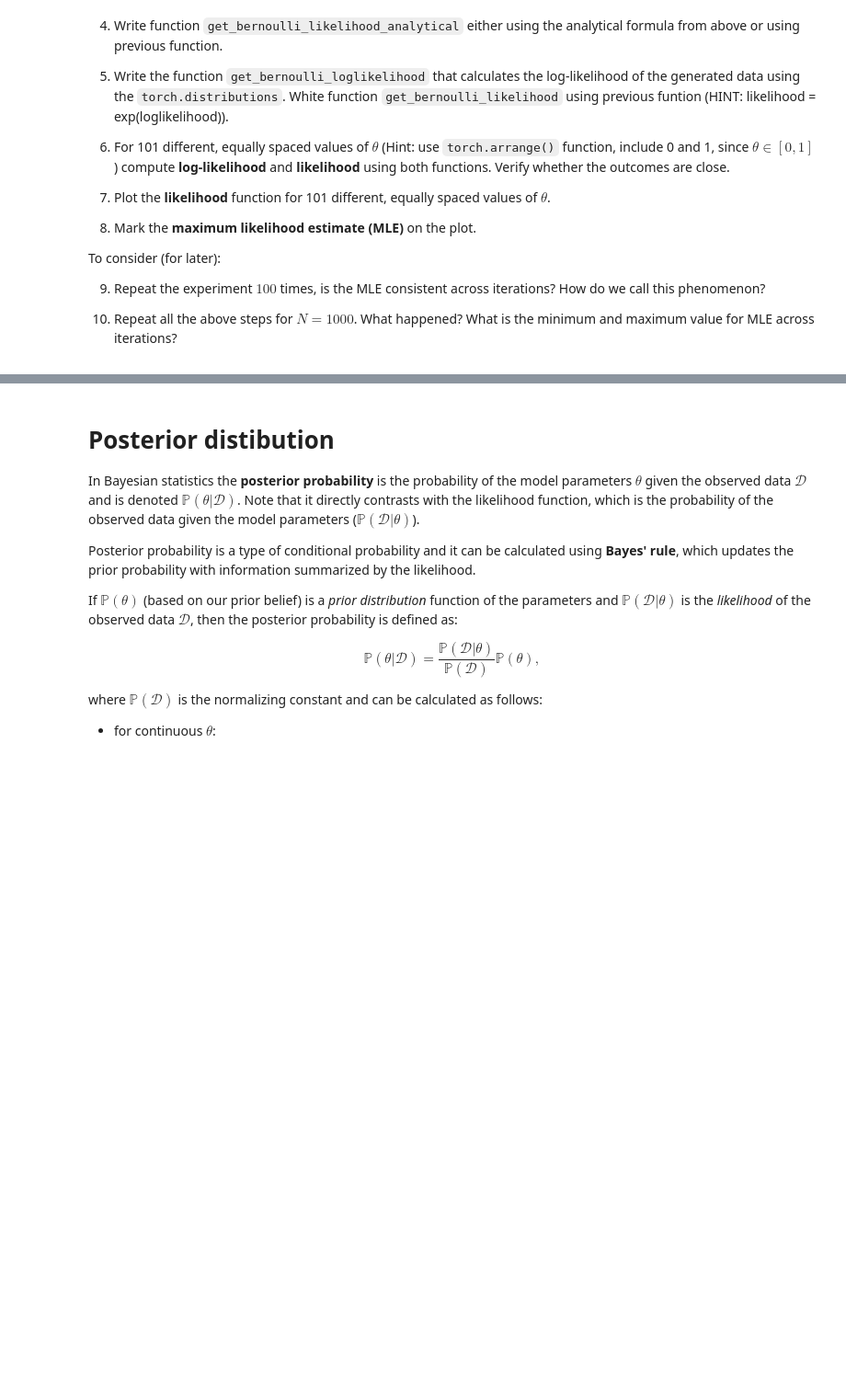
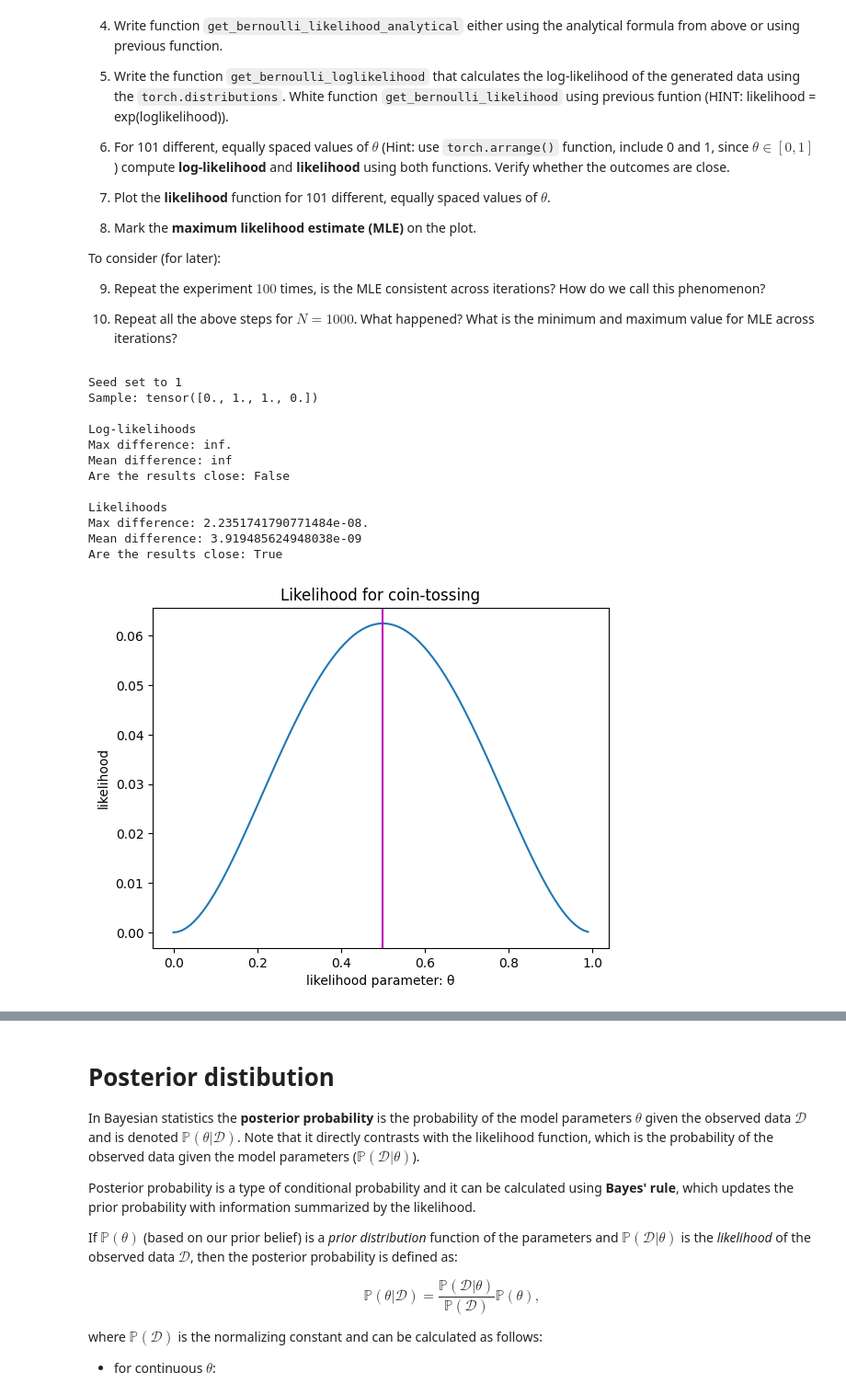
Before and after one commit to MichalSlowakiewicz/Statistical-Data-Analysis-2, a Jupyter notebook: SAD2_Lab1_prior_posterior_coin_tossing_student_version.ipynb, the cells around one changed output, grey strips where cells are left out. Shown: that part at 92% size. Drawn from its saved outputs; the diff is of its cells as text; code cells hidden in the pictures; blank space fills up the shorter version.

```diff
--- a/SAD2_Lab1_prior_posterior_coin_tossing_student_version.ipynb
+++ b/SAD2_Lab1_prior_posterior_coin_tossing_student_version.ipynb
@@ -126,47 +144,62 @@ print(f"Sample: {biased_coin_tosses}\n")
 
 ###################################################################
 # put your code here
-theta_values = ...
+#theta_values = torch.Tensor([1])
+theta_values = torch.arange(0, 1, 1/100)
 ###################################################################
 
 ####################################################################################################
 # Compute log-likelihoods
-loglikelihoods_analytical = ...
+loglikelihoods_analytical = torch.stack([get_bernoulli_loglikelihood_analytical(biased_coin_tosses, theta) for theta in theta_values])
 
-loglikelihoods = ...
+loglikelihoods = torch.stack([get_bernoulli_loglikelihood(biased_coin_tosses, theta) for theta in theta_values])
 
 print("Log-likelihoods")
 if not torch.equal(loglikelihoods_analytical, loglikelihoods):
   differences = torch.abs(loglikelihoods_analytical - loglikelihoods)
   print(f"Max difference: {differences.max()}.")
   print(f"Mean difference: {differences.mean()}")
 
 print(f"Are the results close: {torch.allclose(loglikelihoods, loglikelihoods_analytical)}\n")
 
 ####################################################################################################
 # Compute likelihoods
-likelihoods_analytical = ...
+likelihoods_analytical = torch.stack([get_bernoulli_likelihood_analytical(biased_coin_tosses, theta) for theta in theta_values])
 
-likelihoods = ...
+likelihoods = torch.stack([get_bernoulli_likelihood(biased_coin_tosses, theta) for theta in theta_values])
 
 print("Likelihoods")
 if not torch.equal(likelihoods_analytical, likelihoods):
   differences = torch.abs(likelihoods_analytical - likelihoods)
   print(f"Max difference: {differences.max()}.")
   print(f"Mean difference: {differences.mean()}")
 
 print(f"Are the results close: {torch.allclose(likelihoods, likelihoods_analytical)}\n")
 
 ###################################################################################################
 # plot likelihoods for thetas
 fig, ax = plt.subplots()
 ax.plot(theta_values, likelihoods)
 ax.set_xlabel(xlabel="likelihood parameter: \u03B8")
 ax.set_ylabel(ylabel="likelihood")
 ax.set_title("Likelihood for coin-tossing")
 plt.axvline(get_bernoulli_mle(biased_coin_tosses), color="m")
 
 plt.show()
+# %% [output]
+Seed set to 1
+Sample: tensor([0., 1., 1., 0.])
+
+Log-likelihoods
+Max difference: inf.
+Mean difference: inf
+Are the results close: False
+
+Likelihoods
+Max difference: 2.2351741790771484e-08.
+Mean difference: 3.919485624948038e-09
+Are the results close: True
+[figure, added]
 # %%
 n_iter = 100
 stops = {i for i in range(1, 21)}.union((50, 100))
```
Also changed, not shown: parts of 7 cells of this notebook.
